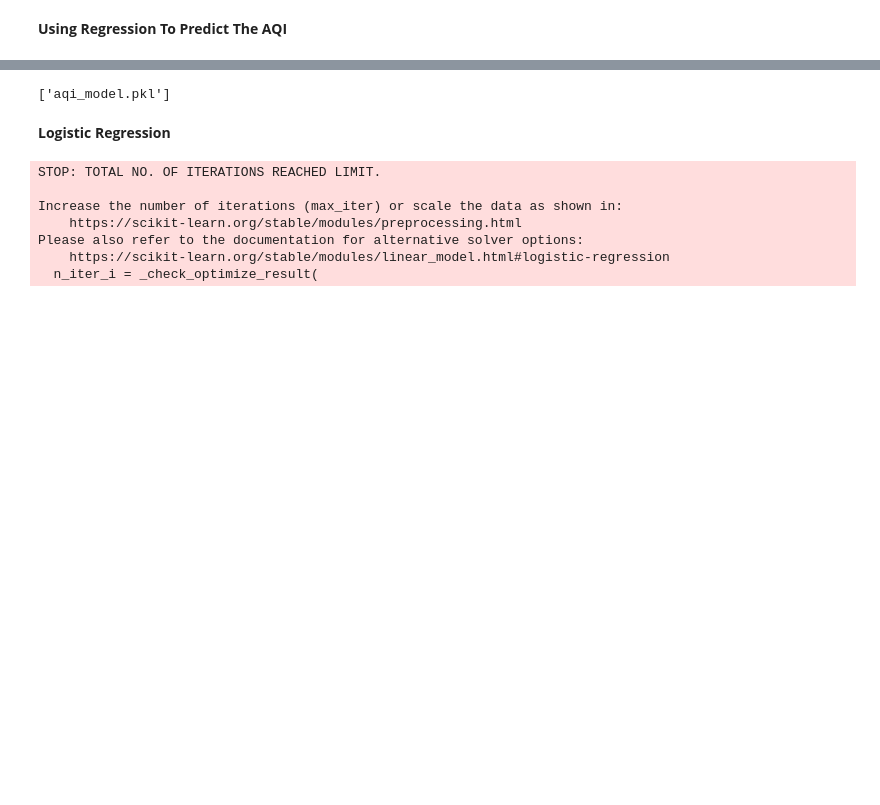
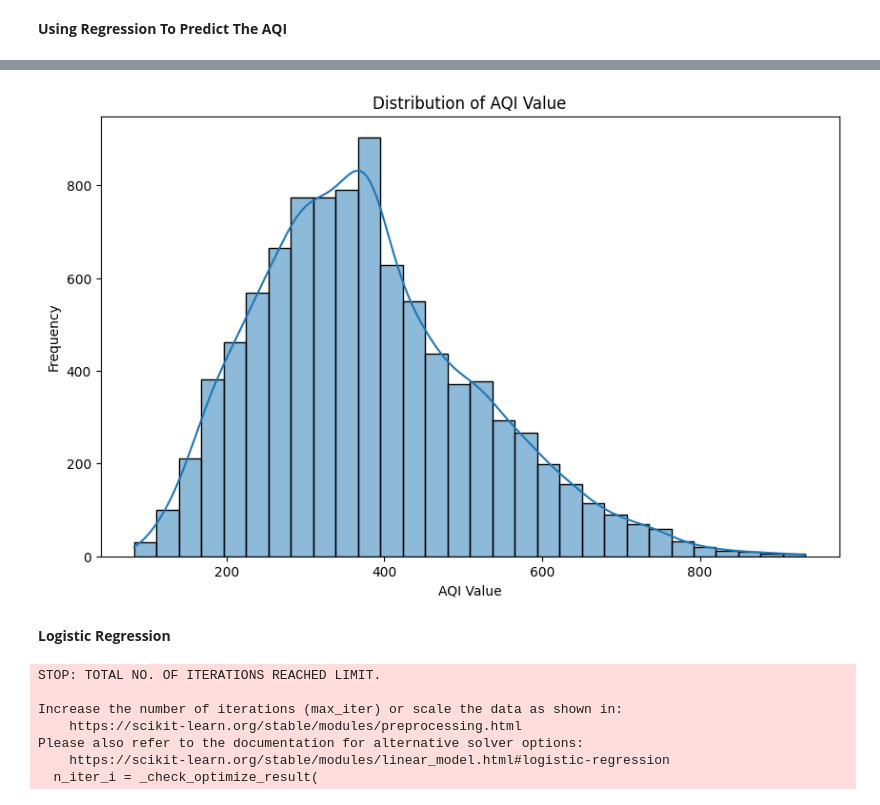
Before and after one commit to G1r1shCodes/AQI-Prediction-Using-Machine-Learning, a Jupyter notebook: Air Quality Prediction Using ML.ipynb, the cells around one changed output, grey strips where cells are left out. Drawn from its saved outputs; the diff is of its cells as text; code cells hidden in the pictures; blank space fills up the shorter version.

Commit message:
Some Fixing in Logistic Regression And Also Added Graph's

```diff
--- a/Air Quality Prediction Using ML.ipynb
+++ b/Air Quality Prediction Using ML.ipynb
@@ -242,7 +248,12 @@ AdaBoost R2: 0.9905099394490586
-# %%
-#Save model (we’ll use RF in the frontend)
-joblib.dump(rf_model, "aqi_model.pkl")
-# %% [output]
-['aqi_model.pkl']
+# %%
+  # Visualize the AQI Value distribution
+plt.figure(figsize=(10, 6))
+sns.histplot(air_quality_data['AQI Value'], bins=30, kde=True)
+plt.title('Distribution of AQI Value')
+plt.xlabel('AQI Value')
+plt.ylabel('Frequency')
+plt.show()
+# %% [output]
+[figure, added]
 # %% [markdown]
 **Logistic Regression**
```
Also changed, not shown: parts of 15 cells of this notebook, 1 other file.
